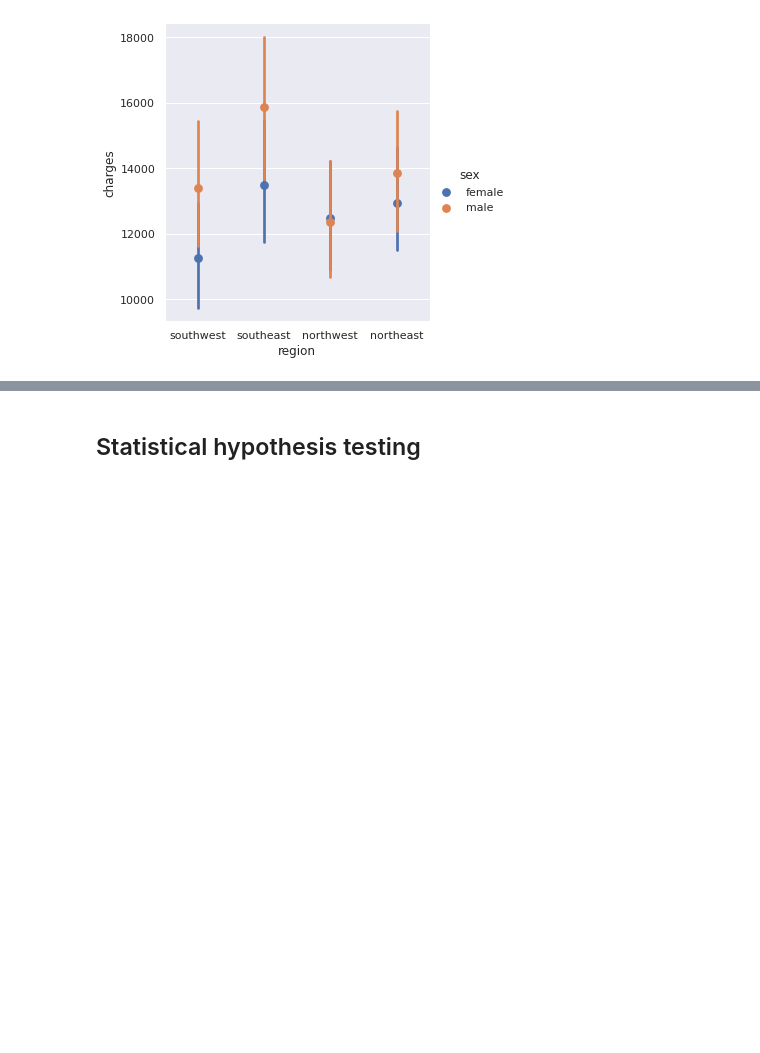
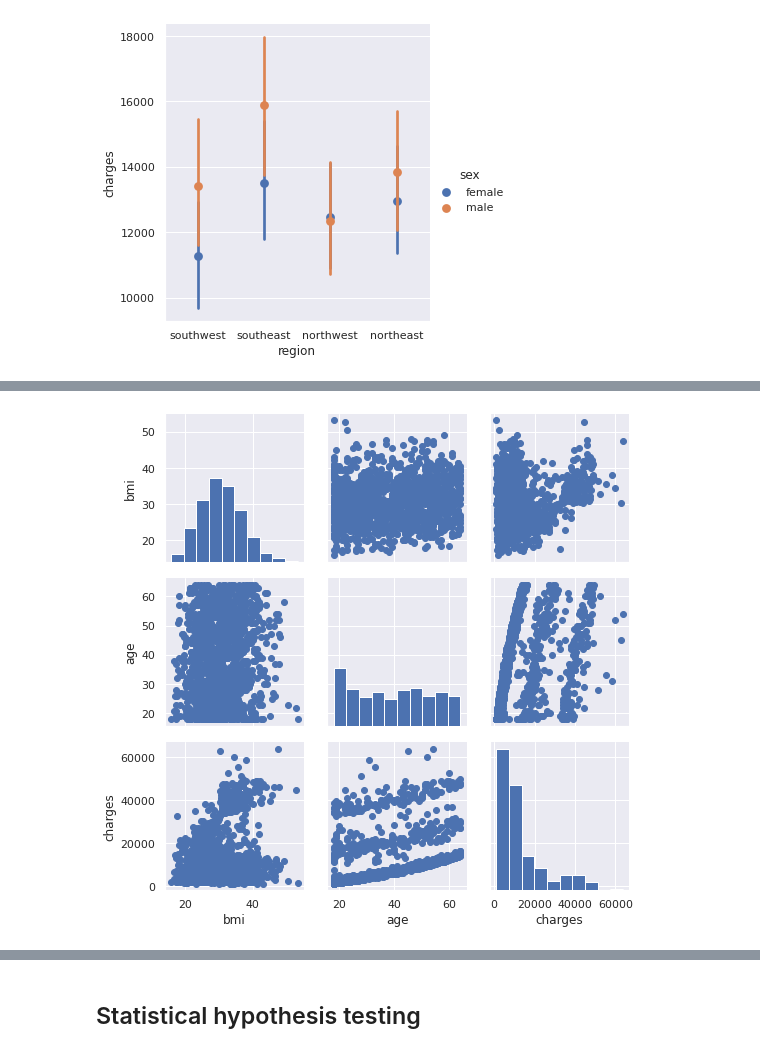
Before and after one commit to graceuche/northeastern-final-project, a Jupyter notebook: visual_analysis.ipynb, the cells around one changed output, grey strips where cells are left out. Drawn from its saved outputs; the diff is of its cells as text; code cells hidden in the pictures; blank space fills up the shorter version.

```diff
--- a/visual_analysis.ipynb
+++ b/visual_analysis.ipynb
@@ -350,0 +371,8 @@ plt.show()
+# %%
+g = sns.PairGrid(insurance_premium, vars=["bmi","age", "charges"])
+g2 = g.map_diag(plt.hist)
+g3 = g2.map_offdiag(plt.scatter)
+
+plt.show()
+# %% [output]
+[figure, added]
```
Also changed, not shown: parts of 7 cells of this notebook, 1 other file.
